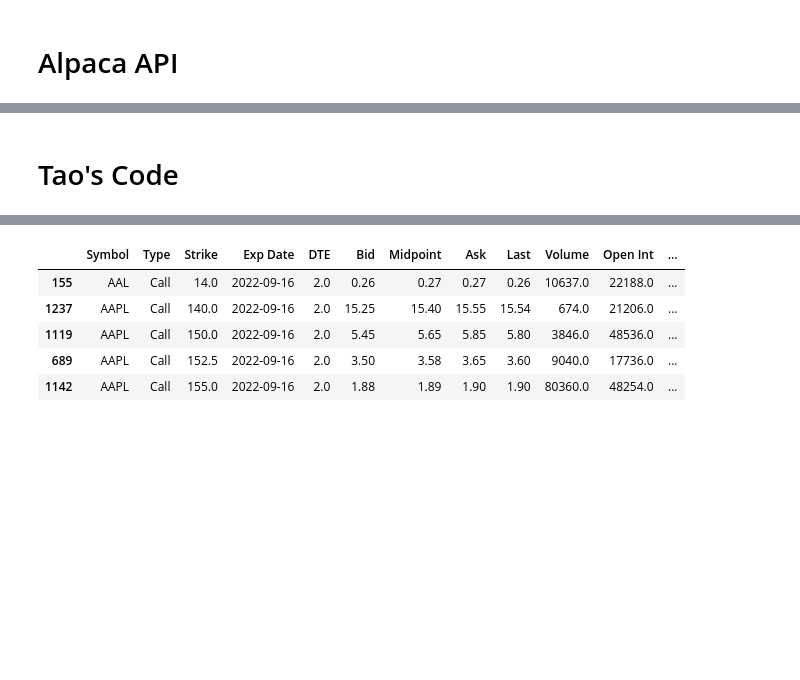
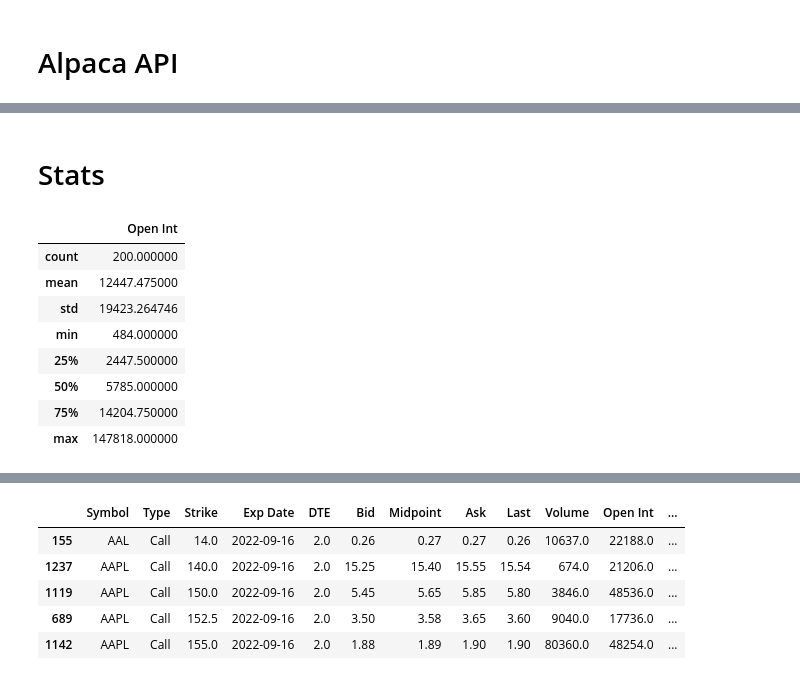
Before and after one commit to Latnid/FinTechProjects, a Jupyter notebook: One/app.ipynb, the cells around one changed output, grey strips where cells are left out. Saved outputs shown, nothing was run; the diff lists cells and outputs as text; code cells hidden in the pictures; blank space fills up the shorter version.

Commit message:
updated analysis.py with call & put stats functions

```diff
--- a/One/app.ipynb
+++ b/One/app.ipynb
@@ -39,8 +46,6 @@ alpaca_func(alpaca_key, alpaca_secret, start_date, end_date)
 # Calling get_data()
 # From the query, SELECT *
 df = get_data(date)
-# %% [markdown]
-# Tao's Code
 # %%
 # Calling largest_25_OI
 largest_25_OI(df)
@@ -56,3 +61,17 @@ options_call_bar(df)
 options_put_bar(df)
 # %% [output]
 [interactive output not drawn]
+# %% [markdown]
+# Stats
+# %%
+call_stats(df)
+# %% [output]
+|  | Open Int |
+| count | 200.000000 |
+| mean | 12447.475000 |
+| std | 19423.264746 |
+| min | 484.000000 |
+| 25% | 2447.500000 |
+| 50% | 5785.000000 |
+| 75% | 14204.750000 |
+| max | 147818.000000 |
```
Also changed, not shown: parts of 6 cells of this notebook, 1 other file.
